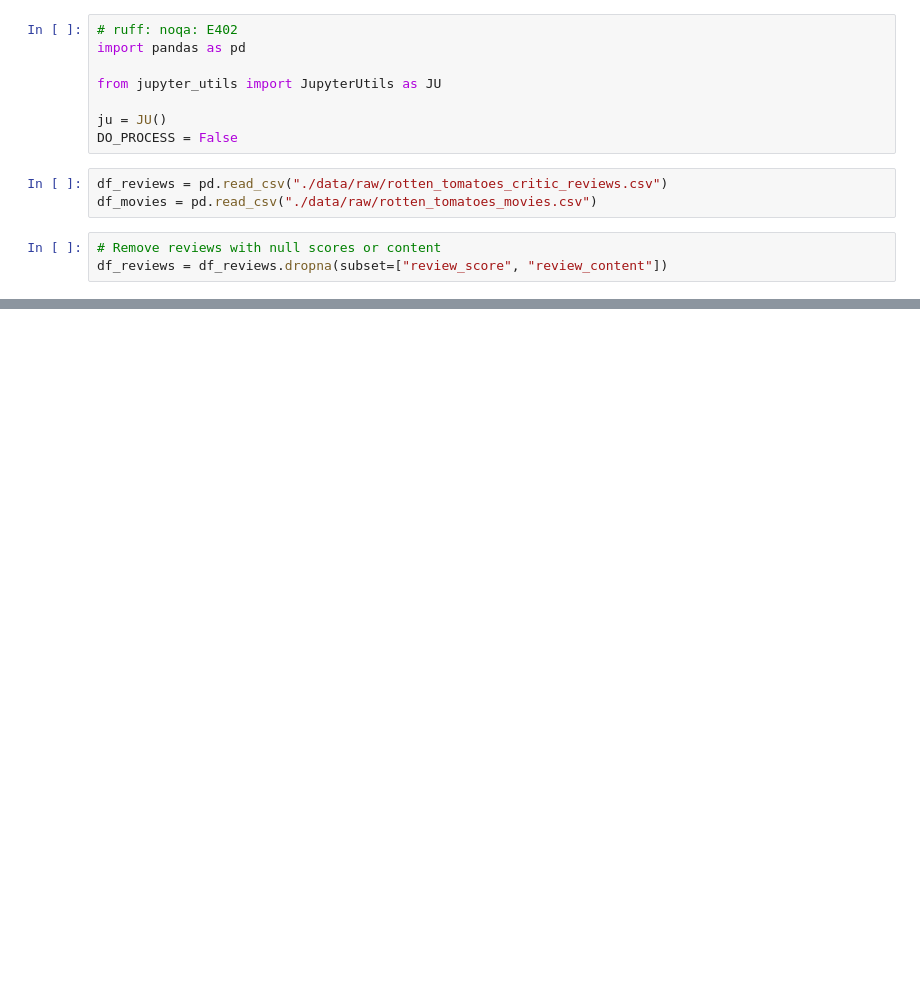
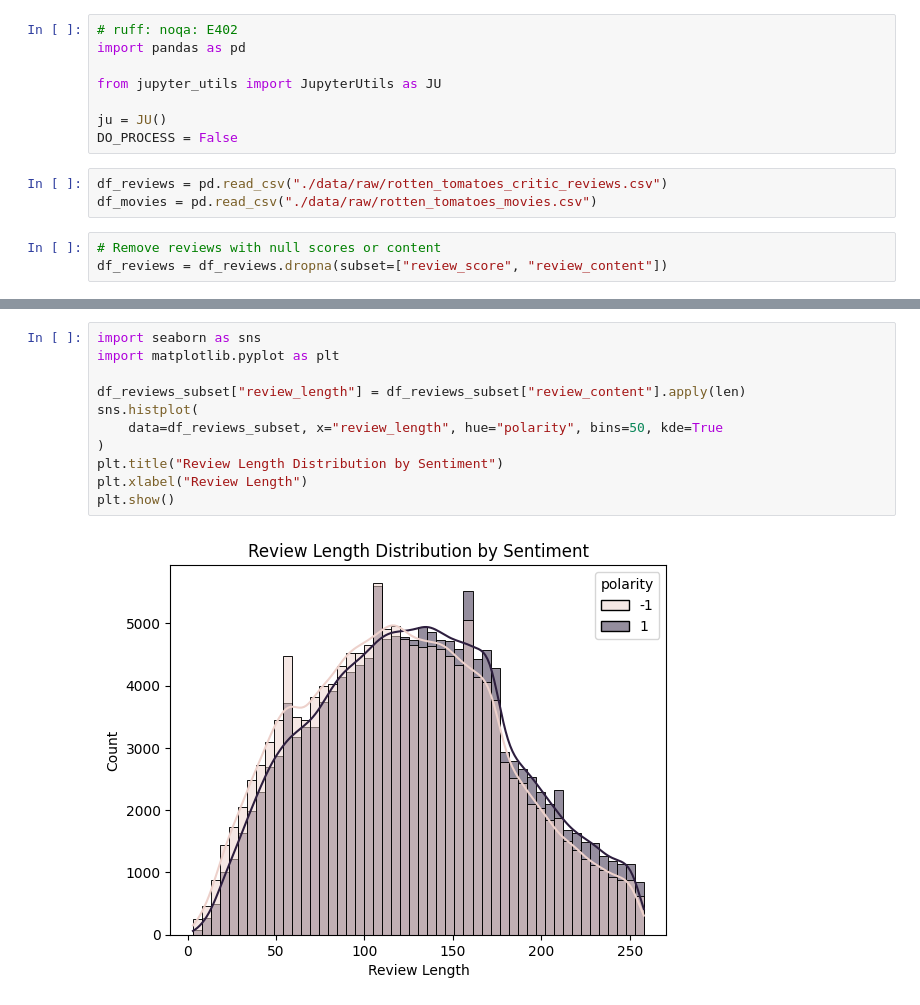
Before and after one commit to YasserKa/Sentiment_Analysis, a Jupyter notebook: exploratory.ipynb, the cells around one changed output, grey strips where cells are left out. Saved outputs shown, nothing was run; the diff lists cells and outputs as text; blank space fills up the shorter version.

```diff
--- a/exploratory.ipynb
+++ b/exploratory.ipynb
@@ -246,0 +188,13 @@ print(result)
+# %%
+import seaborn as sns
+import matplotlib.pyplot as plt
+
+df_reviews_subset["review_length"] = df_reviews_subset["review_content"].apply(len)
+sns.histplot(
+    data=df_reviews_subset, x="review_length", hue="polarity", bins=50, kde=True
+)
+plt.title("Review Length Distribution by Sentiment")
+plt.xlabel("Review Length")
+plt.show()
+# %% [output]
+[figure, added]
```
Also changed, not shown: parts of 23 cells of this notebook, 14 other files.
